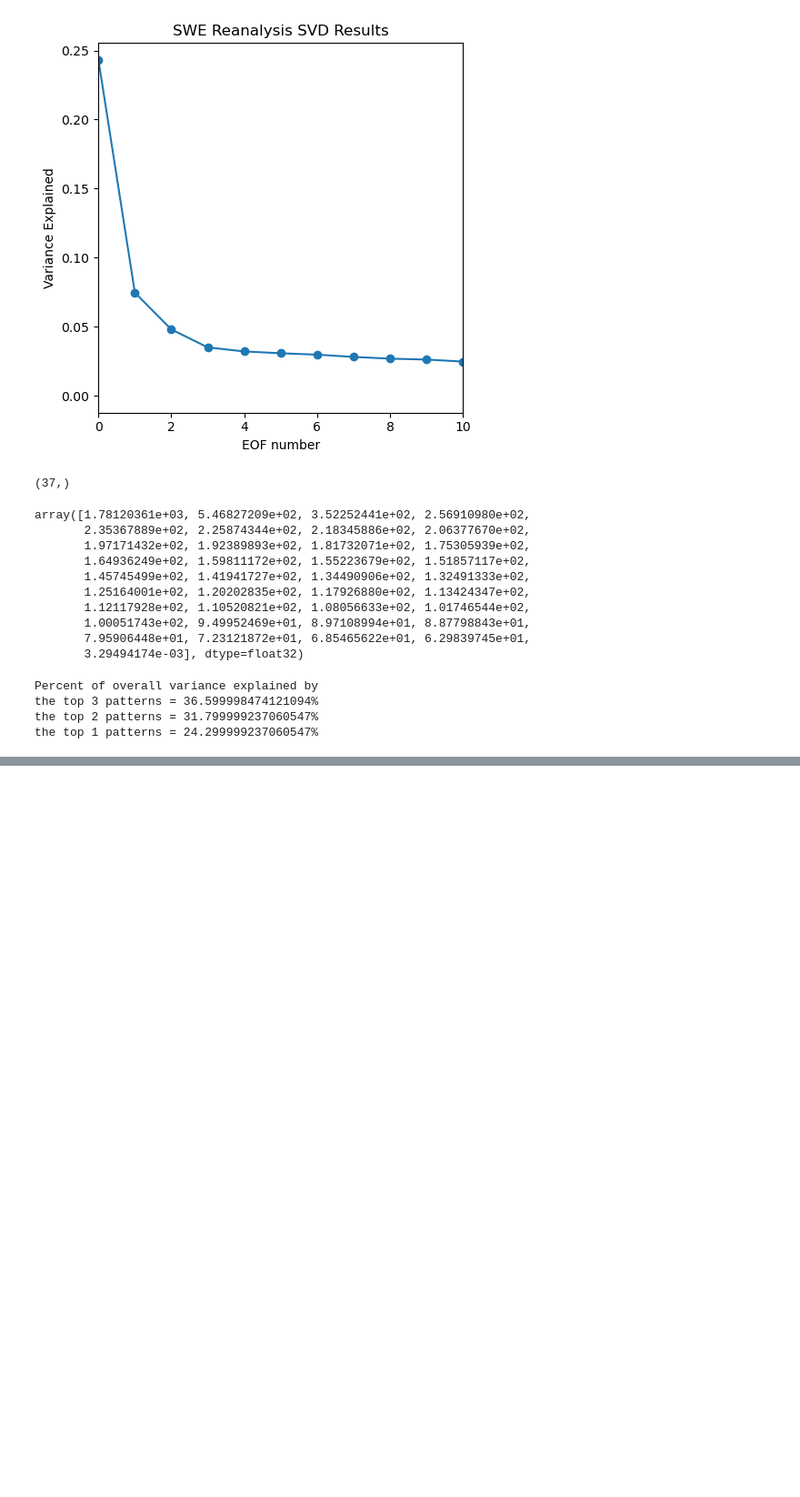
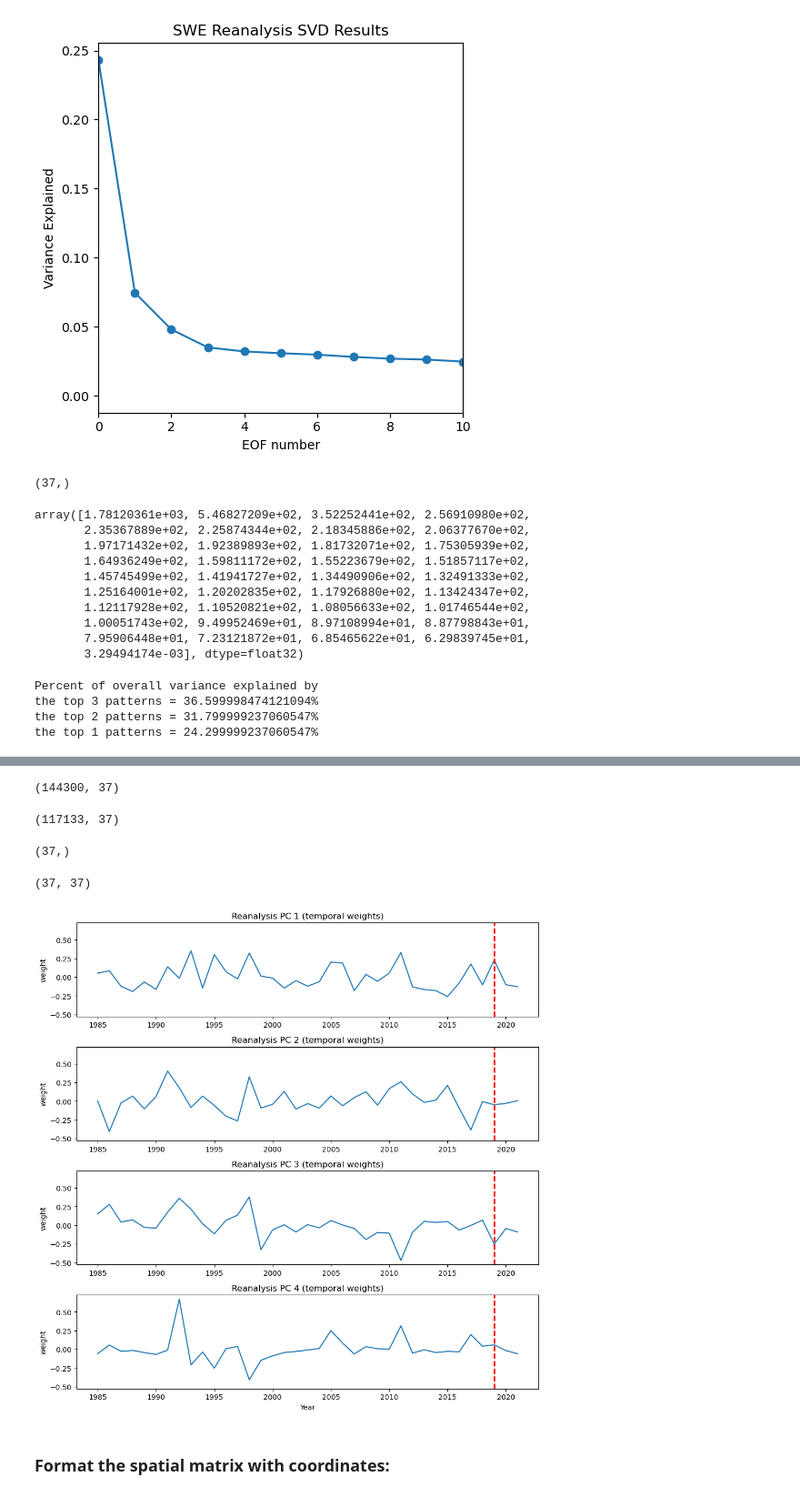
Before and after one commit to bessoh2/analog_snowmapping, a Jupyter notebook: notebooks/eof_sierra_swe.ipynb, the cells around one changed output, grey strips where cells are left out. Shown at 91% size. Cells and saved outputs as stored; diff of their text form; code cells hidden in the pictures; blank space fills up the shorter version.

```diff
--- a/notebooks/eof_sierra_swe.ipynb
+++ b/notebooks/eof_sierra_swe.ipynb
@@ -743,0 +843,4 @@ the top 1 patterns = 24.299999237060547%
+# %%
+sd_allyrs_april1_snowy = sd_allyrs_april1.where(sd_allyrs_april1.mean(dim='time') > 0.1)
+# %%
+sd_allyrs_april1_snowy_anomalies = (sd_allyrs_april1_snowy - sd_allyrs_april1_snowy.mean(dim='time')) / sd_allyrs_april1_snowy.std(dim='time')
@@ -743,0 +849,9 @@ the top 1 patterns = 24.299999237060547%
+# %%
+# Stack spatial dimensions into a single 'space' dimension
+sd_2d_anom = sd_allyrs_april1_snowy_anomalies.stack(space=('y', 'x'))
+
+# Optionally, drop all spatial points (columns) that have any NaNs across time
+sd_2d_clean_anom = sd_2d_anom.dropna(dim='space', how='any')
+
+# Convert to a numpy 2D array: shape will be (time, space)
+sd_2d_array_anom = sd_2d_clean_anom.values
@@ -743,0 +878,38 @@ the top 1 patterns = 24.299999237060547%
+# %%
+U_anom_sd, S_anom_sd, V_anom_sd = svd(sd_2d_array_anom.T, full_matrices=False)
+# %%
+U_anom_sd.shape
+# %% [output]
+(144300, 37)
+# %%
+U_anom.shape
+# %% [output]
+(117133, 37)
+# %%
+S_anom.shape
+# %% [output]
+(37,)
+# %%
+V_anom.shape
+# %% [output]
+(37, 37)
+# %%
+#Plot first PC (V)
+f, ax = plt.subplots(4,1, sharex=False, sharey=True, figsize=(10,10))
+i=0
+for row in range(4):
+    ax[row].plot(np.linspace(1985, 2021, num=37, dtype=int),V_anom_sd[i,:])
+    ax[row].set_ylabel('weight')
+    ax[row].set_title(f'Reanalysis PC {i+1} (temporal weights)')
+    i+=1
+
+ax[3].set_xlabel('Year')
+
+for ax in plt.gcf().axes:
+    ax.axvline(2019, color='red', linestyle='--', linewidth=2)
+
+plt.tight_layout()
+# %% [output]
+[figure, added]
+# %% [markdown]
+### Format the spatial matrix with coordinates:
```
Also changed, not shown: parts of 30 cells of this notebook, 3 other files.
